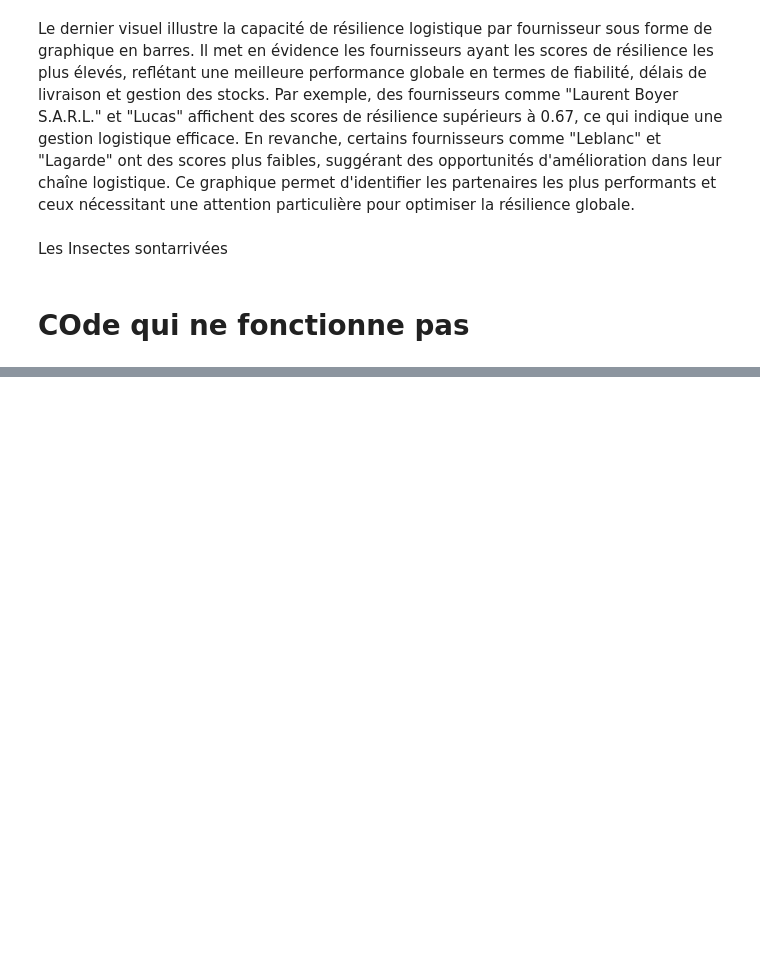
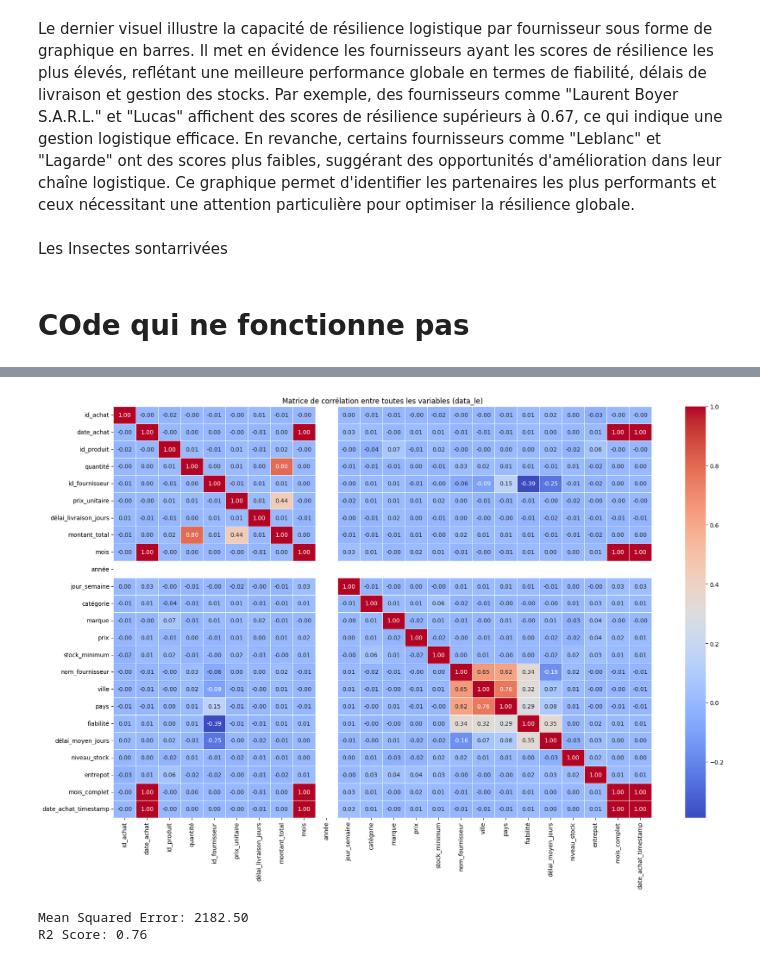
Before and after one commit to Fanaingamampiandra/Projet_Supply_chain, a Jupyter notebook: stephanie/achat_prod_fourn_stock.ipynb, the cells around one changed output, grey strips where cells are left out. Cells and saved outputs as stored; diff of their text form; code cells hidden in the pictures; blank space fills up the shorter version.

```diff
--- a/stephanie/achat_prod_fourn_stock.ipynb
+++ b/stephanie/achat_prod_fourn_stock.ipynb
@@ -356,0 +445,17 @@ Les Insectes sontarrivées
+# %%
+import pandas as pd
+
+# Conversion de la colonne date si elle existe
+if 'date_achat' in data.columns:
+    data['date_achat'] = pd.to_datetime(data['date_achat'], errors='coerce')
+    data['date_achat_timestamp'] = data['date_achat'].astype('int64') // 10**9  # conversion en secondes
+
+# Liste des colonnes object (catégorielles)
+colonnes_objet = data.select_dtypes(include=['object']).columns.tolist()
+
+# Encodage one-hot de toutes les colonnes catégorielles
+data_numeric = pd.get_dummies(data, columns=colonnes_objet, drop_first=True)
+
+# Vérification du résultat
+print(data_numeric.select_dtypes(include=['object']).columns)  # Doit afficher Index([], dtype='object')
+data_numeric.info()
@@ -356,0 +489,15 @@ Les Insectes sontarrivées
+# %%
+%pip install scikit-learn
+
+from sklearn.preprocessing import LabelEncoder
+
+data_le = data.copy()
+colonnes_objet = data_le.select_dtypes(include=['object']).columns
+
+le = LabelEncoder()
+for col in colonnes_objet:
+    data_le[col] = le.fit_transform(data_le[col].astype(str))
+
+# Vérification : il ne doit plus rester de colonnes object
+print(data_le.select_dtypes(include=['object']).columns)  # Doit afficher Index([], dtype='object')
+data_le.info()
@@ -356,0 +664,42 @@ Les Insectes sontarrivées
+# %%
+import seaborn as sns
+
+import matplotlib.pyplot as plt
+
+# Calcul de la matrice de corrélation sur data_le (toutes variables numériques)
+plt.figure(figsize=(18, 12))
+corr = data_le.corr()
+sns.heatmap(corr, annot=True, fmt=".2f", cmap="coolwarm", linewidths=0.5)
+plt.title("Matrice de corrélation entre toutes les variables (data_le)")
+plt.tight_layout()
+plt.show()
+# %% [output]
+[figure, added]
+# %%
+from sklearn.model_selection import train_test_split
+from sklearn.linear_model import LinearRegression
+from sklearn.metrics import mean_squared_error, r2_score
+
+# Sélection des features et de la cible
+X = data_le.drop(['quantité', 'date_achat'], axis=1)
+y = data_le['quantité']
+
+# Séparation en jeu d'entraînement et de test
+X_train, X_test, y_train, y_test = train_test_split(X, y, test_size=0.2, random_state=42)
+
+# Entraînement du modèle de régression linéaire
+reg = LinearRegression()
+reg.fit(X_train, y_train)
+
+# Prédictions
+y_pred = reg.predict(X_test)
+
+# Évaluation
+mse = mean_squared_error(y_test, y_pred)
+r2 = r2_score(y_test, y_pred)
+
+print(f"Mean Squared Error: {mse:.2f}")
+print(f"R2 Score: {r2:.2f}")
+# %% [output]
+Mean Squared Error: 2182.50
+R2 Score: 0.76
```
Also changed, not shown: parts of 24 cells of this notebook.
